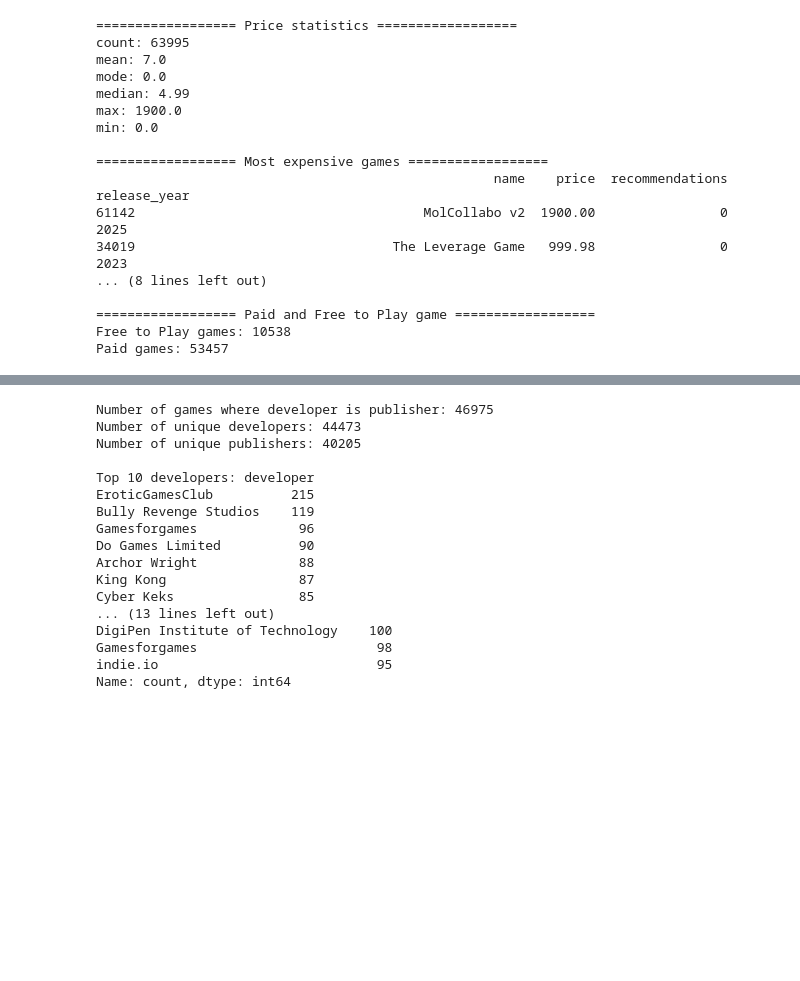
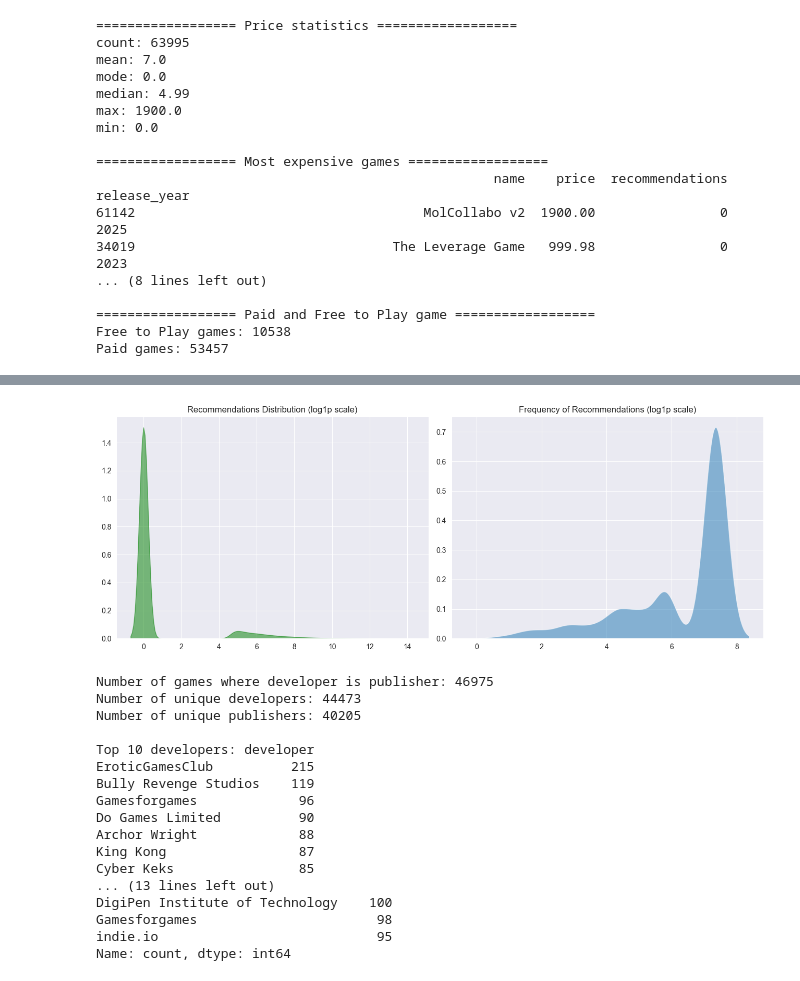
Before and after one commit to MCAlberto55/steam-games-analysis, a Jupyter notebook: notebooks/eda_analysis.ipynb, the cells around one changed output, grey strips where cells are left out. Saved outputs shown, nothing was run; the diff lists cells and outputs as text; code cells hidden in the pictures; blank space fills up the shorter version.

```diff
--- a/notebooks/eda_analysis.ipynb
+++ b/notebooks/eda_analysis.ipynb
@@ -567,3 +546,25 @@ Most recommended games:
+# %%
+# Recommendations Analysys Plots
+fig, ax = plt.subplots(1, 2, figsize=(13, 5))
+make_plot(
+    plot_type='kdeplot',
+    x_col=np.log1p(data['recommendations']),
+    y_col=None,
+    color='green',
+    axes=ax[0],
+    title='Recommendations Distribution (log1p scale)',
+)
+make_plot(
+    plot_type='kdeplot',
+    x_col=np.log1p(recommendation_freq_of_freqs["frequency"]), #IS THIS CORRECT?
+    y_col=None,
+    axes=ax[1],
+    xticks=range(0, 11), ##ESTE CASO DONDE SOLO SON LOS TICKS NO ESTA CONSIDERADO.
+    title='Frequency of Recommendations (log1p scale)',
+)
+plt.show()
+# %% [output]
+[figure, added]
 # %%
 ## PUEDES ABSTRAER UN GRÁFICO DE BARRAS SENCILLO PARA ESTO. ASÍ ELIMINAS LOS PRINTS.
 # developer and publisher
```
Also changed, not shown: parts of 9 cells of this notebook.
